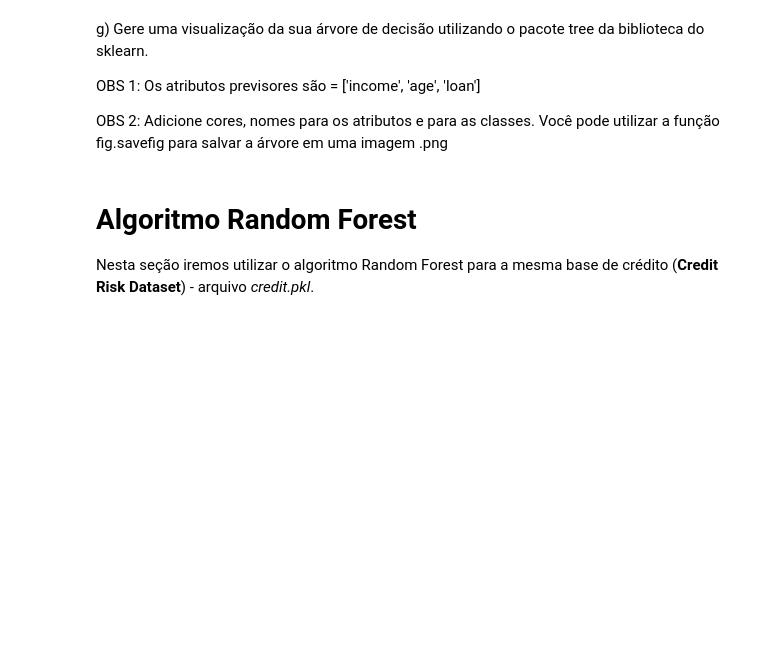
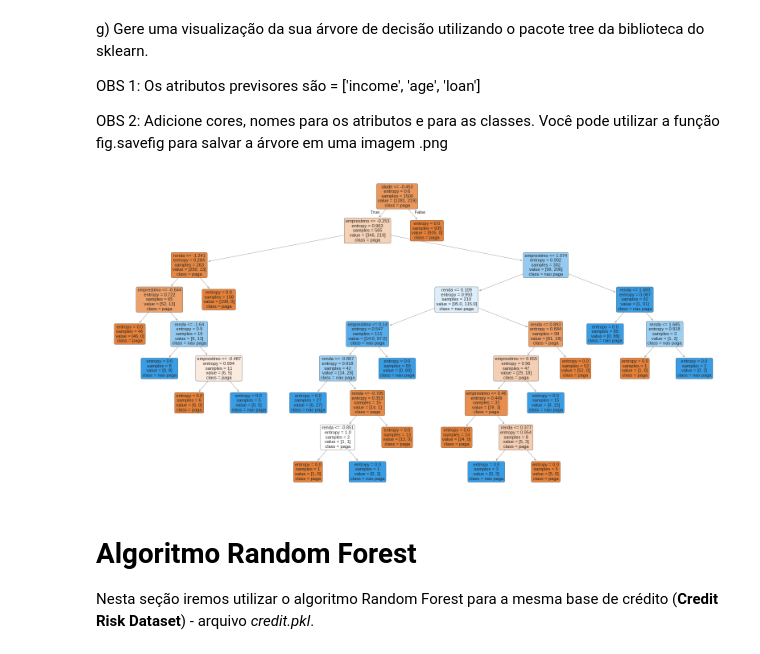
Before and after one commit to Marlon-Sbardelatti/machine-learning, a Jupyter notebook: trabalho-03/decision_tree.ipynb, the cells around one changed output. Cells and saved outputs as stored; diff of their text form; code cells hidden in the pictures; blank space fills up the shorter version.

Commit message:
:construction: wip(decision_tree): add simple tree metrics and start forest

```diff
--- a/trabalho-03/decision_tree.ipynb
+++ b/trabalho-03/decision_tree.ipynb
@@ -94,6 +94,7 @@ print(predictions) # Baixo, alto
 
 Nesta seção você deverá testar o uso da Árvore de Decisão para a Base de Dados Credit Risk Dataset. Aqui estaremos analisando os clientes que pagam (classe 0) ou não pagam a dívida (classe 1), a fim do banco conceder empréstimo.
 # %%
+ATTRIBUTE_NAMES = ['renda', 'idade', 'emprestimo']
 TARGET_NAMES = ['paga', 'nao paga']
 # %%
 # abrir o arquivo
@@ -190,6 +203,19 @@ g) Gere uma visualização da sua árvore de decisão utilizando o pacote tree d
 OBS 1: Os atributos previsores são = ['income', 'age', 'loan']
 
 OBS 2: Adicione cores, nomes para os atributos e para as classes. Você pode utilizar a função fig.savefig para salvar a árvore em uma imagem .png
+# %%
+plt.figure(figsize=(20,10))
+
+tree.plot_tree(decision_tree=arvore_credit,
+               feature_names=ATTRIBUTE_NAMES,
+               class_names=TARGET_NAMES,
+               filled=True,
+               rounded=True,
+               fontsize=8)
+
+plt.show()
+# %% [output]
+[figure, added]
 # %% [markdown]
 # Algoritmo Random Forest
 
```
Also changed, not shown: parts of 11 cells of this notebook.
